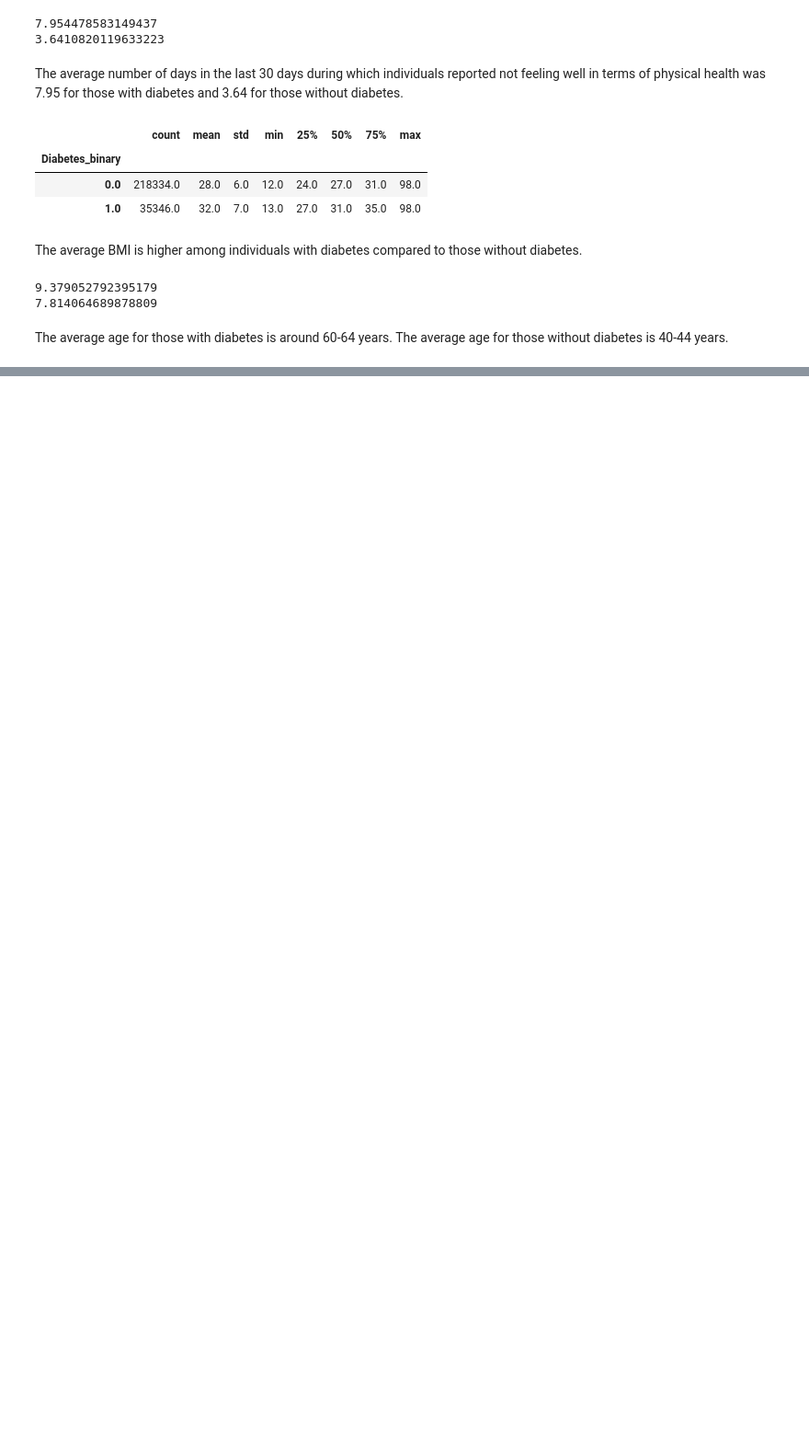
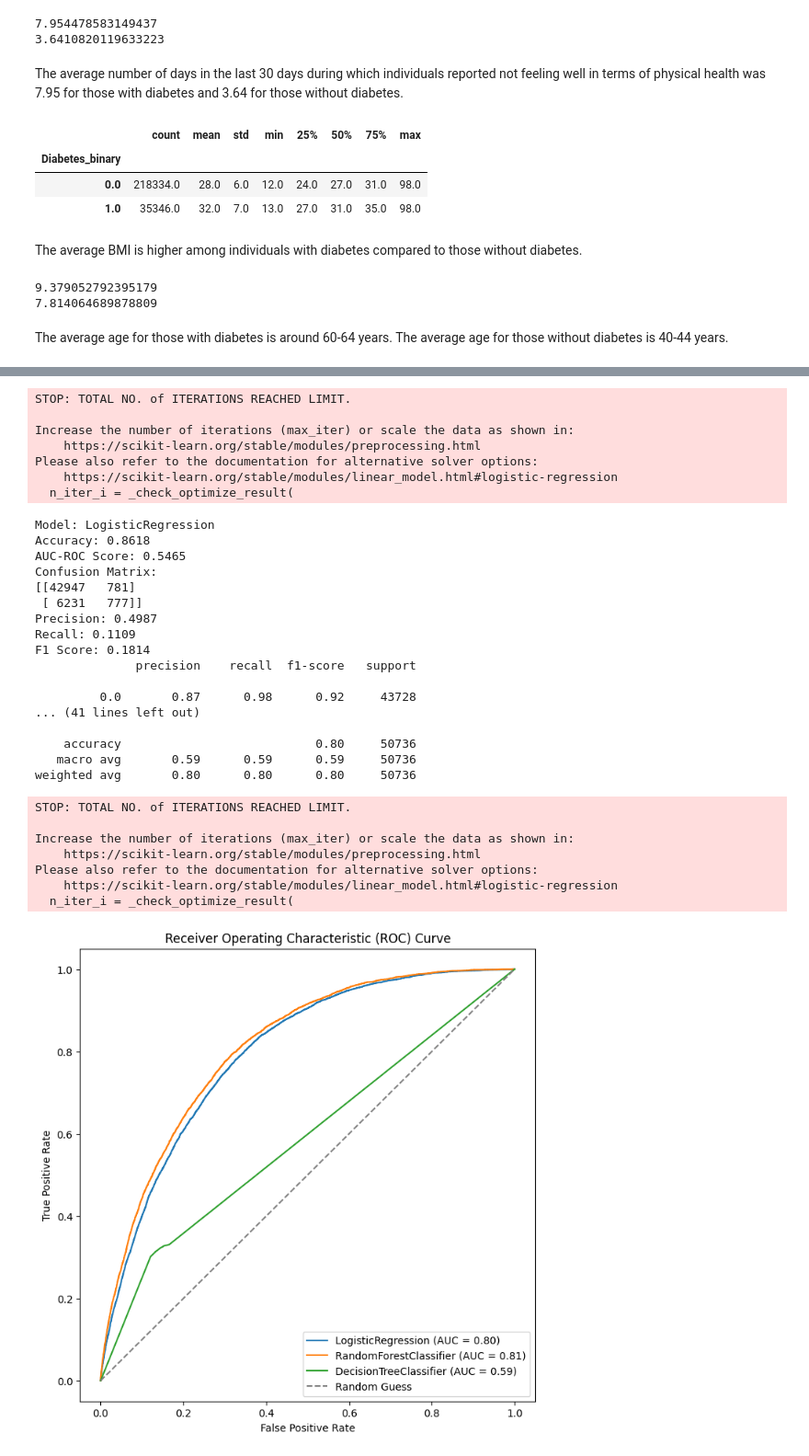
Before and after one commit to KristinaKatarina/ID2023, a Jupyter notebook: Projekt.ipynb, the cells around one changed output, grey strips where cells are left out. Shown at 92% size. Saved outputs shown, nothing was run; the diff lists cells and outputs as text; code cells hidden in the pictures; blank space fills up the shorter version.

```diff
--- a/Projekt.ipynb
+++ b/Projekt.ipynb
@@ -630,18 +191,0 @@ F1 Score: 0.4460
-# %%
-plt.figure(figsize=(8, 8))
-
-for model in models:
-    model.fit(X_oversampled, y_oversampled)
-    y_probs = model.predict_proba(X_test)[:, 1]
-    fpr, tpr, _ = roc_curve(y_test, y_probs)
-    roc_auc = auc(fpr, tpr)
-
-    plt.plot(fpr, tpr, label=f'{type(model).__name__} (AUC = {roc_auc:.2f})')
-
-plt.plot([0, 1], [0, 1], linestyle='--', color='gray', label='Random Guess')
-
-plt.xlabel('False Positive Rate')
-plt.ylabel('True Positive Rate')
-plt.title('Receiver Operating Characteristic (ROC) Curve')
-plt.legend(loc='lower right')
-plt.show()
@@ -765,0 +281,53 @@ Please also refer to the documentation for alternative solver options:
+# %%
+def ROC_curve(models, X_train, y_train,X_test, y_test):
+    plt.figure(figsize=(8, 8))
+    for model in models:
+        model.fit(X_train, y_train)
+        y_probs = model.predict_proba(X_test)[:, 1]
+        fpr, tpr, _ = roc_curve(y_test, y_probs)
+        roc_auc = auc(fpr, tpr)
+        plt.plot(fpr, tpr, label=f'{type(model).__name__} (AUC = {roc_auc:.2f})')
+    plt.plot([0, 1], [0, 1], linestyle='--', color='gray', label='Random Guess')
+    plt.xlabel('False Positive Rate')
+    plt.ylabel('True Positive Rate')
+    plt.title('Receiver Operating Characteristic (ROC) Curve')
+    plt.legend(loc='lower right')
+    plt.show()
+# %%
+# we can see here that the accuracy is high but the model really isn't good because it's not balanced.
+# (It tends to mostly predict that a person doesn't have diabetes)
+info(models, X_train, y_train, X_test, y_test)
+ROC_curve(models, X_train, y_train,X_test, y_test)
+# %% [output]
+STOP: TOTAL NO. of ITERATIONS REACHED LIMIT.
+
+Increase the number of iterations (max_iter) or scale the data as shown in:
+    https://scikit-learn.org/stable/modules/preprocessing.html
+Please also refer to the documentation for alternative solver options:
+    https://scikit-learn.org/stable/modules/linear_model.html#logistic-regression
+  n_iter_i = _check_optimize_result(
+Model: LogisticRegression
+Accuracy: 0.8618
+AUC-ROC Score: 0.5465
+Confusion Matrix:
+[[42947   781]
+ [ 6231   777]]
+Precision: 0.4987
+Recall: 0.1109
+F1 Score: 0.1814
+              precision    recall  f1-score   support
+
+         0.0       0.87      0.98      0.92     43728
+... (41 lines left out)
+
+    accuracy                           0.80     50736
+   macro avg       0.59      0.59      0.59     50736
+weighted avg       0.80      0.80      0.80     50736
+STOP: TOTAL NO. of ITERATIONS REACHED LIMIT.
+
+Increase the number of iterations (max_iter) or scale the data as shown in:
+    https://scikit-learn.org/stable/modules/preprocessing.html
+Please also refer to the documentation for alternative solver options:
+    https://scikit-learn.org/stable/modules/linear_model.html#logistic-regression
+  n_iter_i = _check_optimize_result(
+[figure, added]
```
Also changed, not shown: parts of 103 cells of this notebook.
